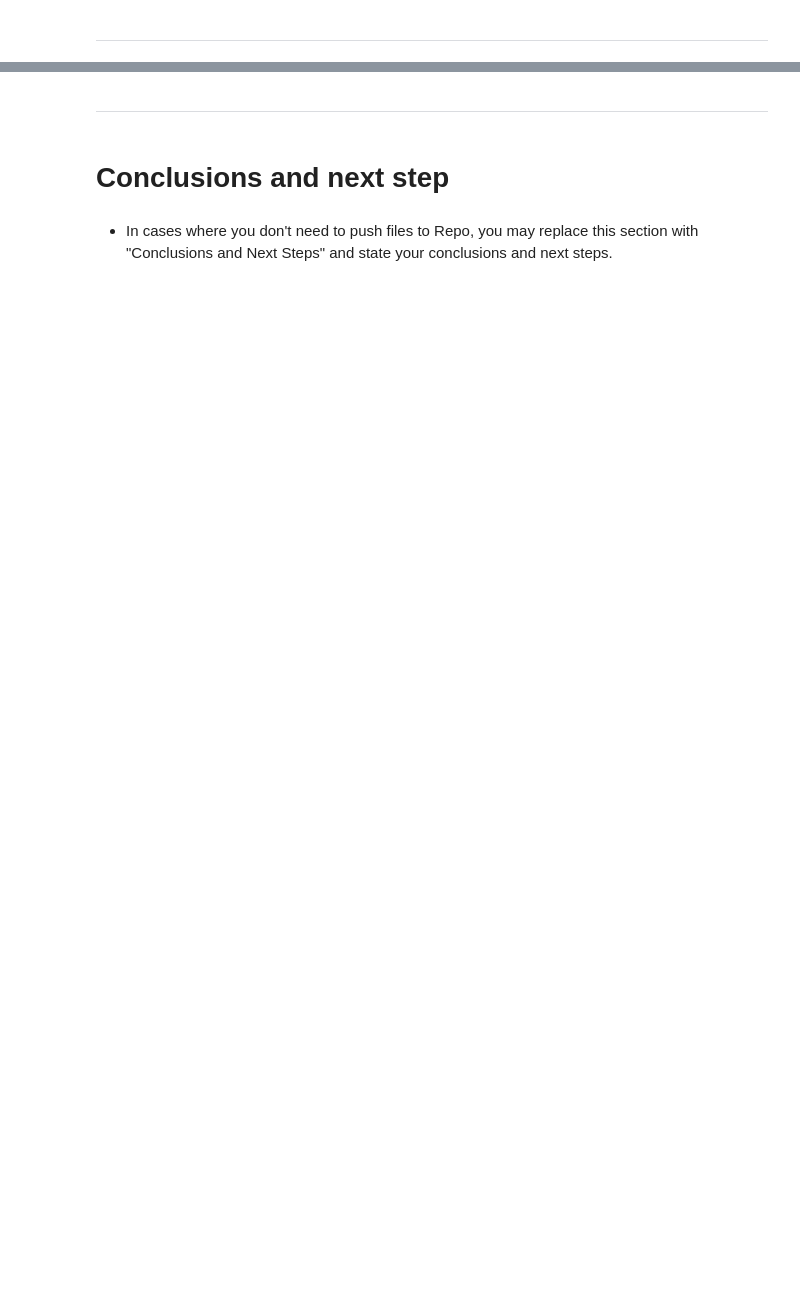
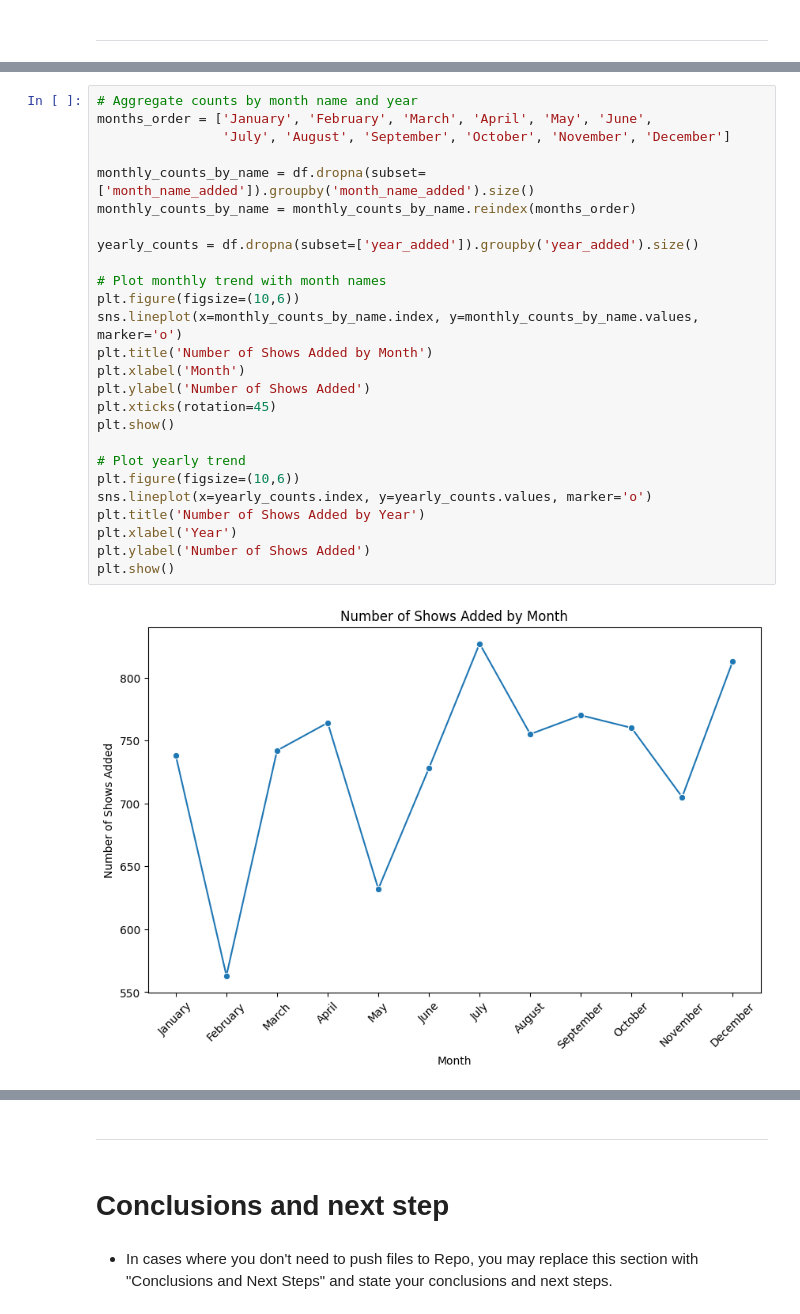
Before and after one commit to Harpreetkh/netflix-movies-and-tv-shows-analysis, a Jupyter notebook: jupyter_notebooks/Notebook_Template.ipynb, the cells around one changed output, grey strips where cells are left out. Drawn from its saved outputs; the diff is of its cells as text; blank space fills up the shorter version.

```diff
--- a/jupyter_notebooks/Notebook_Template.ipynb
+++ b/jupyter_notebooks/Notebook_Template.ipynb
@@ -386,0 +424,28 @@ NOTE
+# %%
+# Aggregate counts by month name and year
+months_order = ['January', 'February', 'March', 'April', 'May', 'June',
+                'July', 'August', 'September', 'October', 'November', 'December']
+
+monthly_counts_by_name = df.dropna(subset=['month_name_added']).groupby('month_name_added').size()
+monthly_counts_by_name = monthly_counts_by_name.reindex(months_order)
+
+yearly_counts = df.dropna(subset=['year_added']).groupby('year_added').size()
+
+# Plot monthly trend with month names
+plt.figure(figsize=(10,6))
+sns.lineplot(x=monthly_counts_by_name.index, y=monthly_counts_by_name.values, marker='o')
+plt.title('Number of Shows Added by Month')
+plt.xlabel('Month')
+plt.ylabel('Number of Shows Added')
+plt.xticks(rotation=45)
+plt.show()
+
+# Plot yearly trend
+plt.figure(figsize=(10,6))
+sns.lineplot(x=yearly_counts.index, y=yearly_counts.values, marker='o')
+plt.title('Number of Shows Added by Year')
+plt.xlabel('Year')
+plt.ylabel('Number of Shows Added')
+plt.show()
+# %% [output]
+[figure, added]
```
Also changed, not shown: parts of 9 cells of this notebook.
